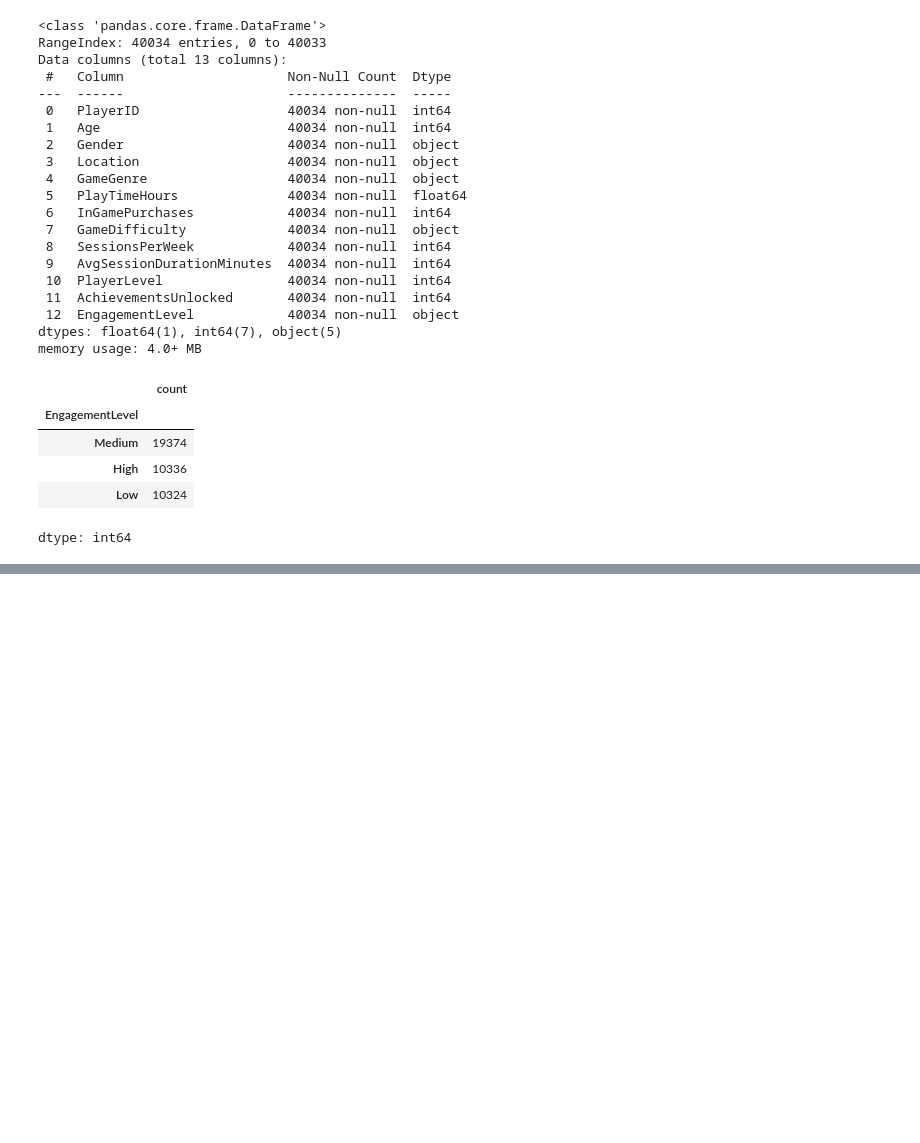
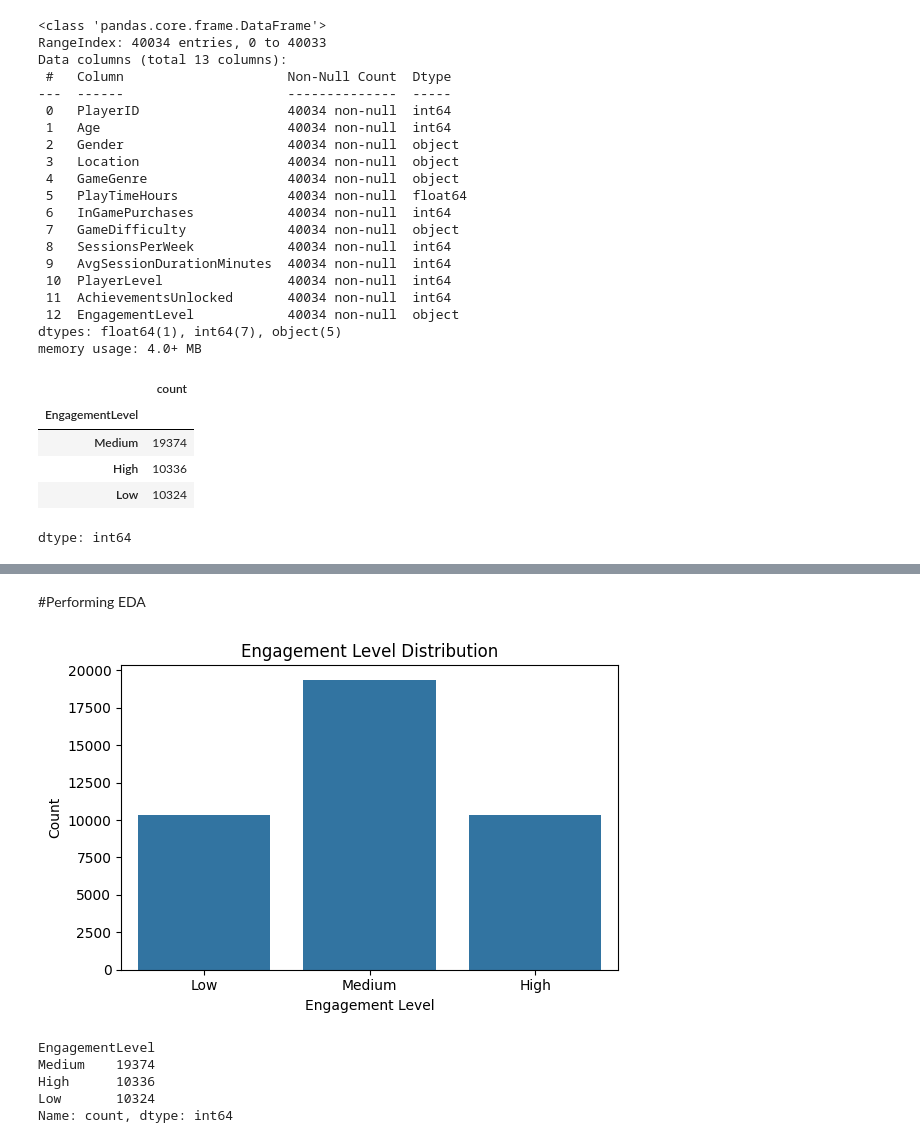
Before and after one commit to ajaynunna/Major-project---Online-gaming, a Jupyter notebook: Major_projects.ipynb, the cells around one changed output, grey strips where cells are left out. Drawn from its saved outputs; the diff is of its cells as text; code cells hidden in the pictures; blank space fills up the shorter version.

```diff
--- a/Major_projects.ipynb
+++ b/Major_projects.ipynb
@@ -68,0 +92,23 @@ dtype: int64
+# %% [markdown]
+#Performing EDA
+# %%
+import matplotlib.pyplot as plt
+import seaborn as sns
+
+plt.figure(figsize=(6,4))
+sns.countplot(x='EngagementLevel', data=df, order=['Low','Medium','High'])
+plt.title('Engagement Level Distribution')
+plt.ylabel('Count')
+plt.xlabel('Engagement Level')
+plt.tight_layout()
+plt.show()
+
+# numeric counts
+print(df['EngagementLevel'].value_counts())
+# %% [output]
+[figure, added]
+EngagementLevel
+Medium    19374
+High      10336
+Low       10324
+Name: count, dtype: int64
```
Also changed, not shown: parts of 6 cells of this notebook.
